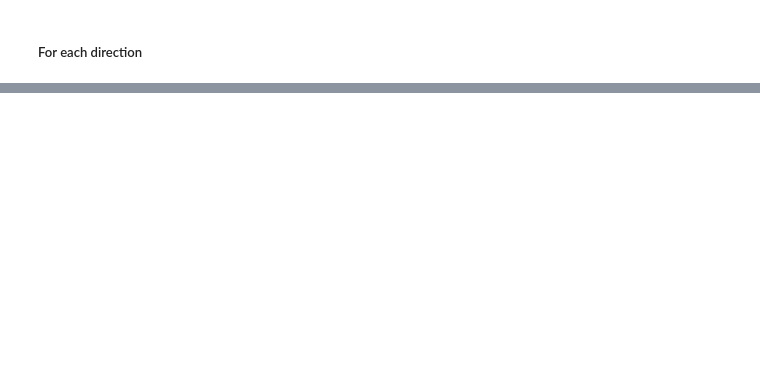
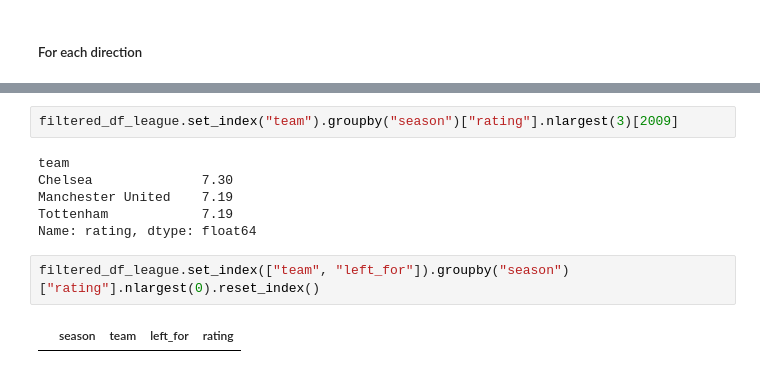
Before and after one commit to scinerd68/FootballVizualization, a Jupyter notebook: oss/anal.ipynb, the cells around one changed output, grey strips where cells are left out. Cells and saved outputs as stored; diff of their text form; blank space fills up the shorter version.

```diff
--- a/oss/anal.ipynb
+++ b/oss/anal.ipynb
@@ -966,0 +1152,12 @@ len(filtered_df_rating)
+# %%
+filtered_df_league.set_index("team").groupby("season")["rating"].nlargest(3)[2009]
+# %% [output]
+team
+Chelsea              7.30
+Manchester United    7.19
+Tottenham            7.19
+Name: rating, dtype: float64
+# %%
+filtered_df_league.set_index(["team", "left_for"]).groupby("season")["rating"].nlargest(0).reset_index()
+# %% [output]
+|  | season | team | left_for | rating |
```
Also changed, not shown: parts of 11 cells of this notebook.
